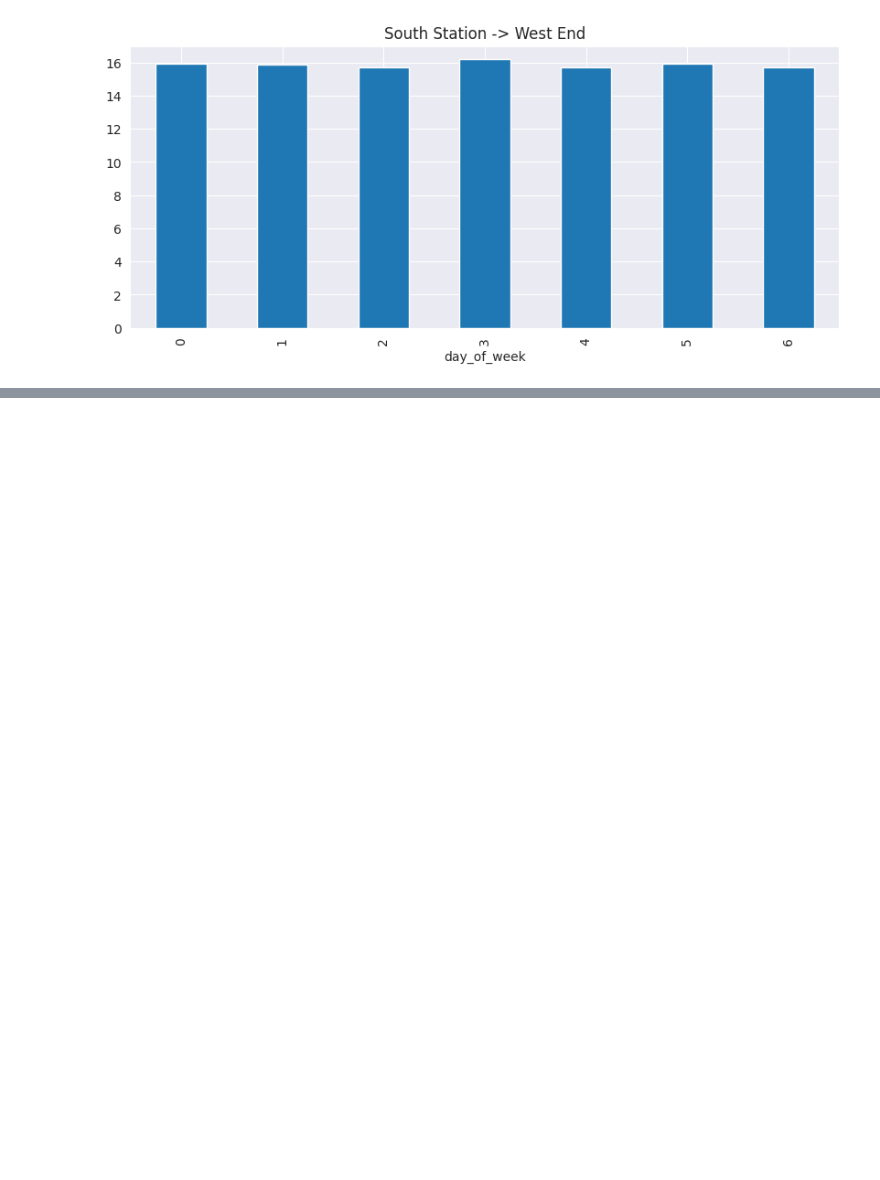
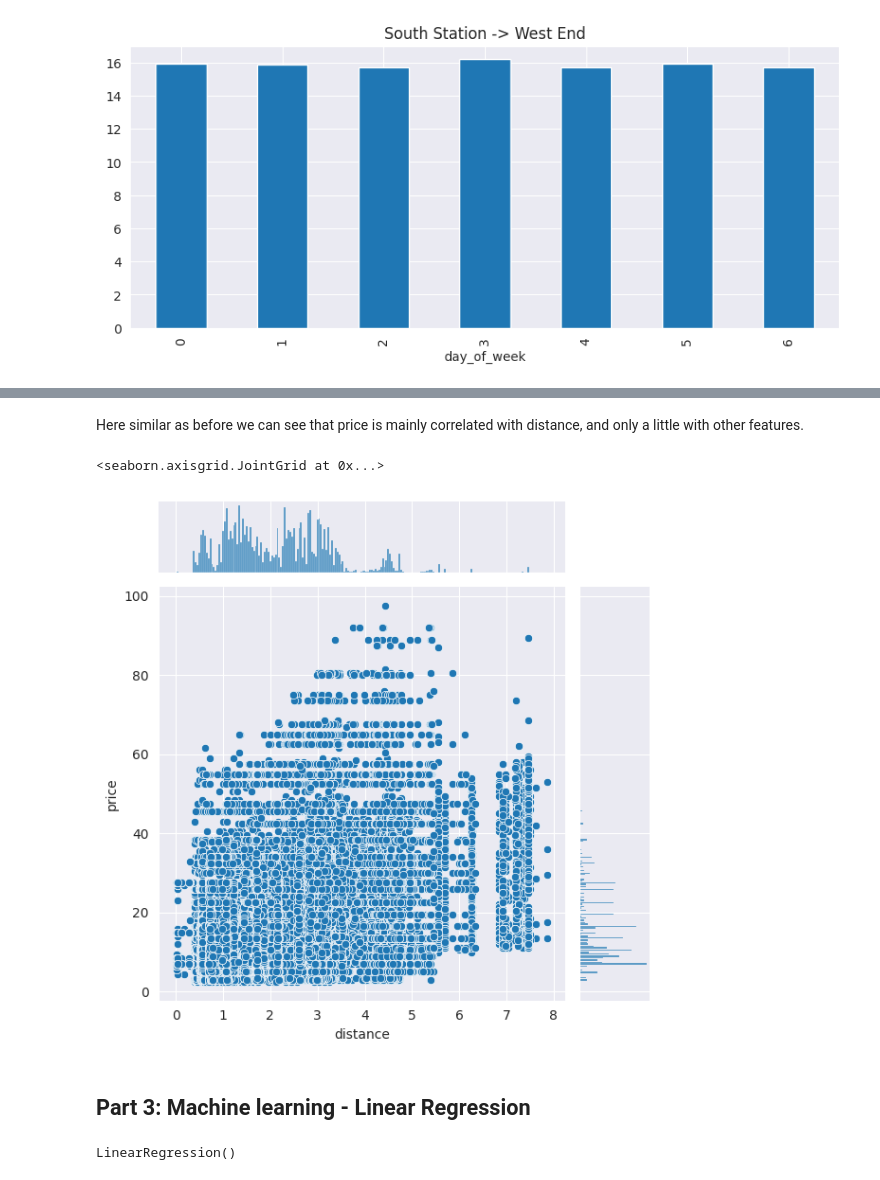
Before and after one commit to 13Dominik/Uber-and-Lyft-Cab-prices-analysis, a Jupyter notebook: project.ipynb, the cells around one changed output, grey strips where cells are left out. Saved outputs shown, nothing was run; the diff lists cells and outputs as text; code cells hidden in the pictures; blank space fills up the shorter version.

Commit message:
adding linear regression

```diff
--- a/project.ipynb
+++ b/project.ipynb
@@ -365,0 +373,9 @@ Text(0.5, 1.0, 'Distribution of distance')
+# %% [markdown]
+Here similar as before we can see that price is mainly correlated with distance, and only a little with other features.
+# %%
+sns.jointplot(x='distance', y='price', data=df)
+# %% [output]
+<seaborn.axisgrid.JointGrid at 0x...>
+[figure, added]
+# %% [markdown]
+## Part 3: Machine learning - Linear Regression
@@ -365,0 +397,5 @@ Text(0.5, 1.0, 'Distribution of distance')
+# %%
+lm = LinearRegression()
+lm.fit(X_train, y_train)
+# %% [output]
+LinearRegression()
```
Also changed, not shown: parts of 42 cells of this notebook.
